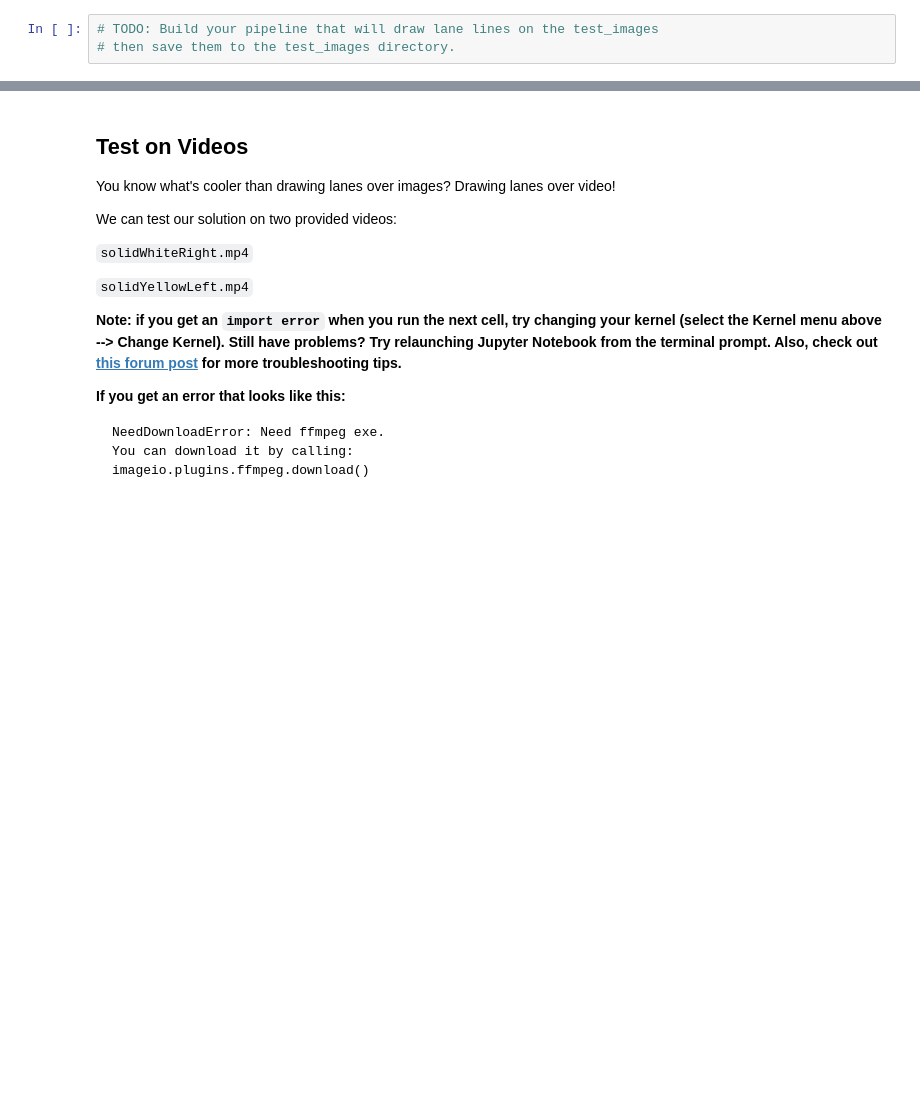
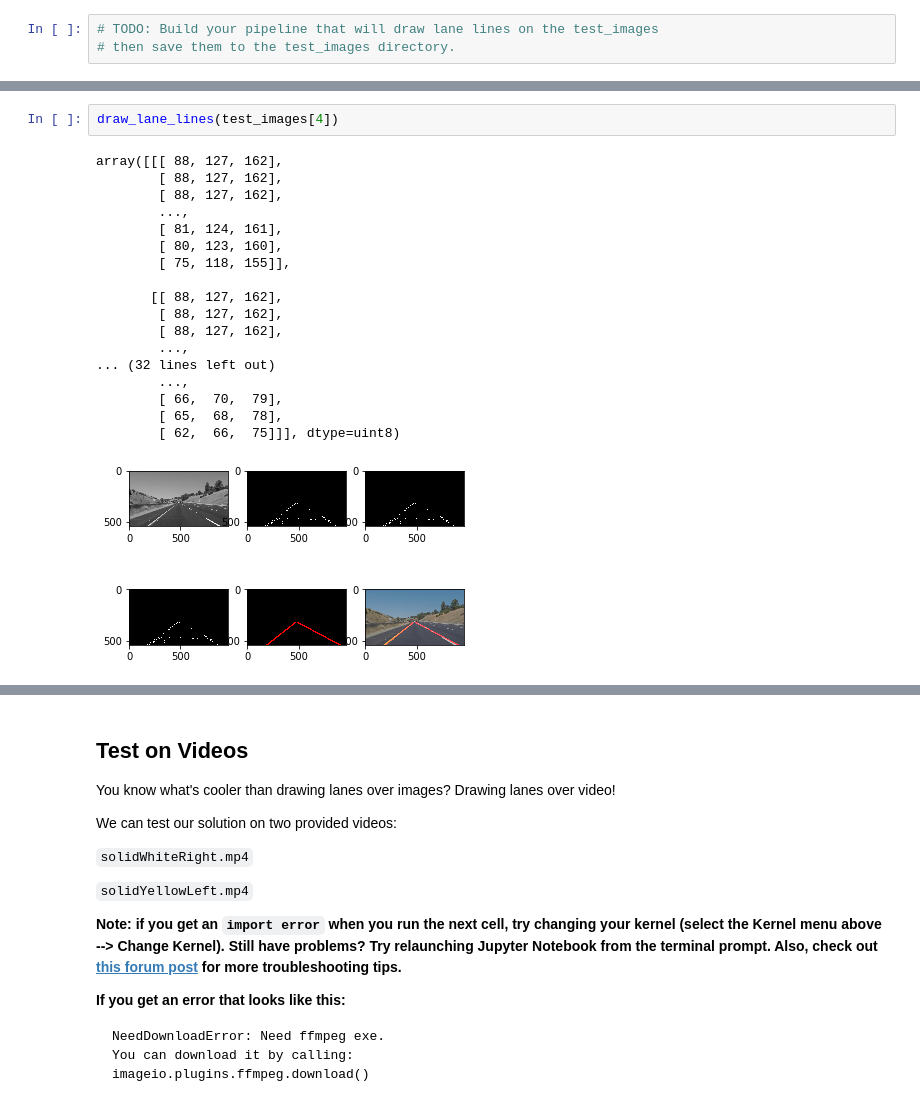
Before and after one commit to hyo009/CarND-LaneLines-P1, a Jupyter notebook: P1.ipynb, the cells around one changed output, grey strips where cells are left out. Cells and saved outputs as stored; diff of their text form; blank space fills up the shorter version.

```diff
--- a/P1.ipynb
+++ b/P1.ipynb
@@ -186,0 +377,21 @@ Try tuning the various parameters, especially the low and high Canny thresholds
+# %%
+draw_lane_lines(test_images[4])
+# %% [output]
+array([[[ 88, 127, 162],
+        [ 88, 127, 162],
+        [ 88, 127, 162],
+        ...,
+        [ 81, 124, 161],
+        [ 80, 123, 160],
+        [ 75, 118, 155]],
+
+       [[ 88, 127, 162],
+        [ 88, 127, 162],
+        [ 88, 127, 162],
+        ...,
+... (32 lines left out)
+        ...,
+        [ 66,  70,  79],
+        [ 65,  68,  78],
+        [ 62,  66,  75]]], dtype=uint8)
+[figure, added]
```
Also changed, not shown: parts of 16 cells of this notebook.
